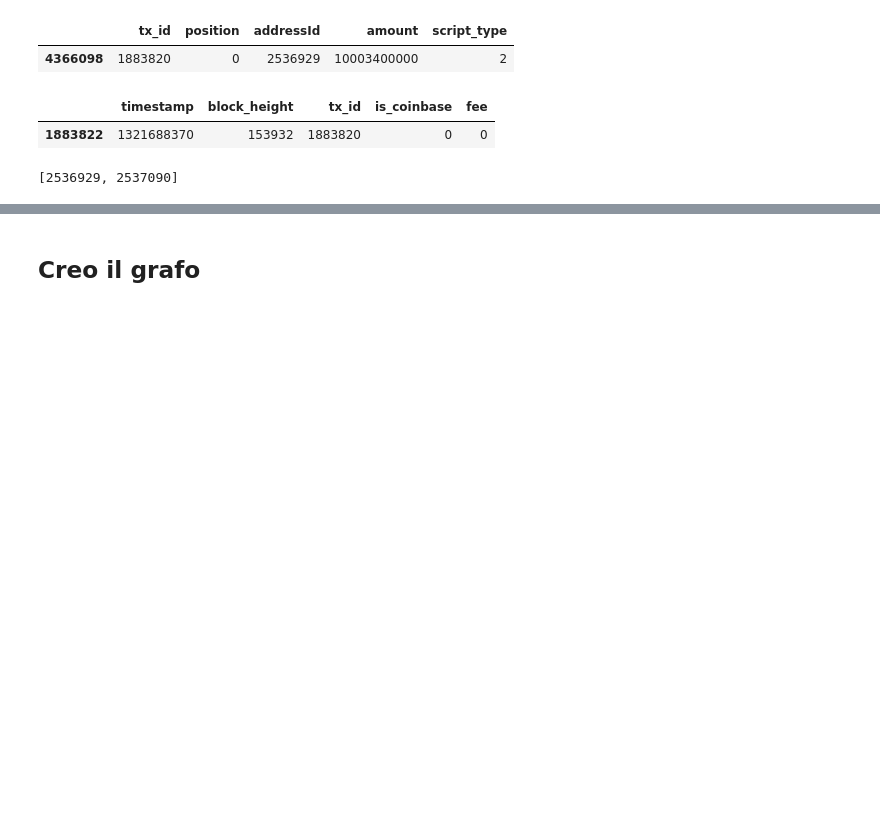
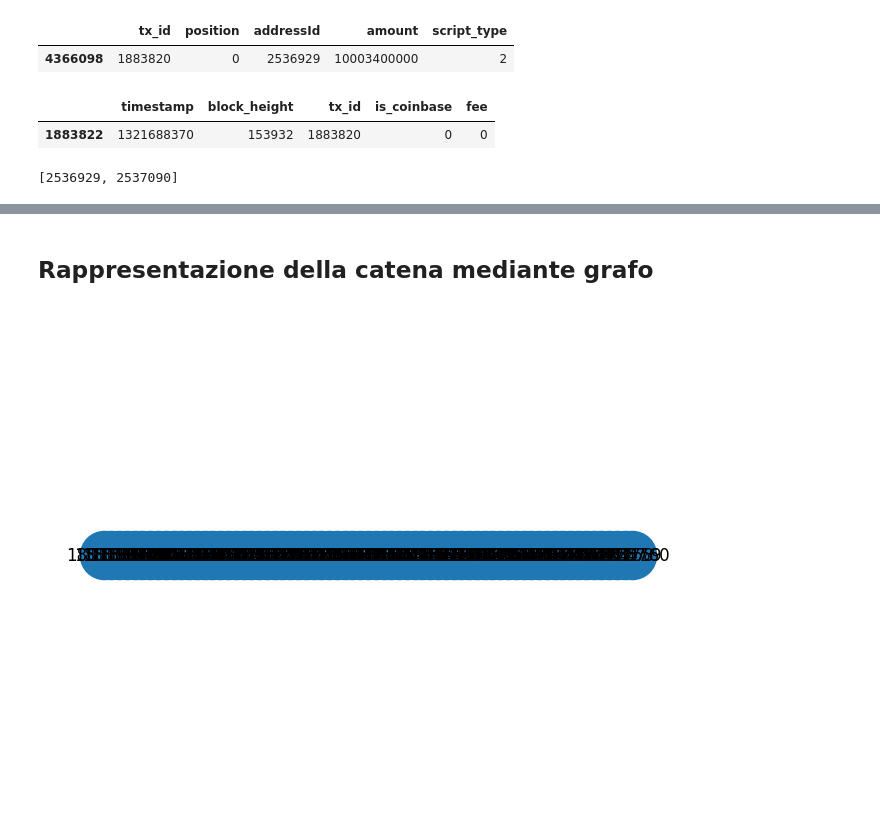
Before and after one commit to TaleWind28/Magician, a Jupyter notebook: Magician.ipynb, the cells around one changed output, grey strips where cells are left out. Saved outputs shown, nothing was run; the diff lists cells and outputs as text; code cells hidden in the pictures; blank space fills up the shorter version.

Commit message:
fare grafo

```diff
--- a/Magician.ipynb
+++ b/Magician.ipynb
@@ -531,6 +542,6 @@ def chain_transactions(chain_output,othersDeepbit,chain):
 othersDeepbit = []
 root_position = int(root_output.iloc[0]["position"])
 root_tx_id = int(root_output.iloc[0]["tx_id"])
-chain = []
-ctx= chain_transactions(root_output,othersDeepbit,chain)
+change_addresses_transactions = []
+ctx = chain_transactions(root_output.iloc[0],othersDeepbit,change_addresses_transactions)
 # %%
@@ -559,2 +552,60 @@ print(len(ctx))
-# %% [markdown]
-## Creo il grafo
+# %% [markdown]
+## Rappresentazione della catena mediante grafo
+# %%
+import networkx as nx
+import matplotlib.pyplot as plt
+
+G = nx.DiGraph()
+chain_tx_ids = ctx
+
+# aggiungo archi tra tx consecutive
+for i in range(len(chain_tx_ids) - 1):
+    t1 = chain_tx_ids[i]
+    t2 = chain_tx_ids[i+1]
+    G.add_edge(t1, t2,label = change_addresses_transactions[i]["amount"])
+
+# pos = nx.spring_layout(G, k=0.8)
+
+# nx.draw(G, pos, with_labels=True, node_size=1200, arrowsize=20)
+
+# edge_labels = nx.get_edge_attributes(G, "amount")
+# # nx.draw_networkx_edge_labels(G, pos, edge_labels=edge_labels, font_size=8)
+
+# plt.show()
+
+# # pos = nx.kamada_kawai_layout(G)
+
+# nx.draw(G, pos, with_labels=True, node_size=1200, arrowsize=20)
+
+# plt.show()
+
+# pos = nx.shell_layout(G)
+
+# nx.draw(G, pos, with_labels=True, node_size=1200, arrowsize=20)
+
+# plt.show()
+
+# pos = nx.circular_layout(G)
+
+# nx.draw(G, pos, with_labels=True, node_size=1200, arrowsize=20)
+
+# plt.show()
+
+# pos = nx.spectral_layout(G)
+
+# nx.draw(G, pos, with_labels=True, node_size=1200, arrowsize=20)
+
+# plt.show()
+
+spacing = 1000000
+
+n = len(chain_tx_ids)
+x_positions = np.linspace(0, n * 5, n)  # 5 = spazio medio, regolabile
+
+pos = {tx: (x, 0) for tx, x in zip(chain_tx_ids, x_positions)}
+#custom:
+# pos = {tx: (i * spacing, 0) for i, tx in enumerate(chain_tx_ids)}
+nx.draw(G, pos, with_labels=True, node_size=1200, arrowsize=20)
+plt.show()
+# %% [output]
+[figure, added]
```
Also changed, not shown: parts of 10 cells of this notebook.
